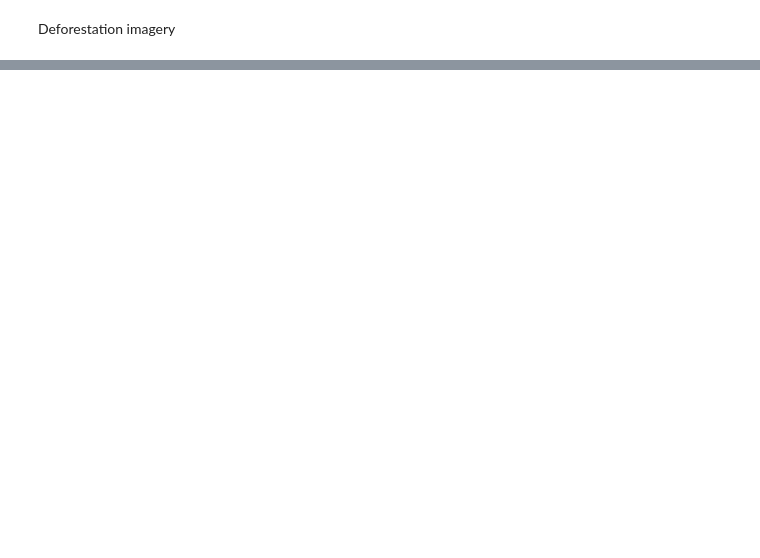
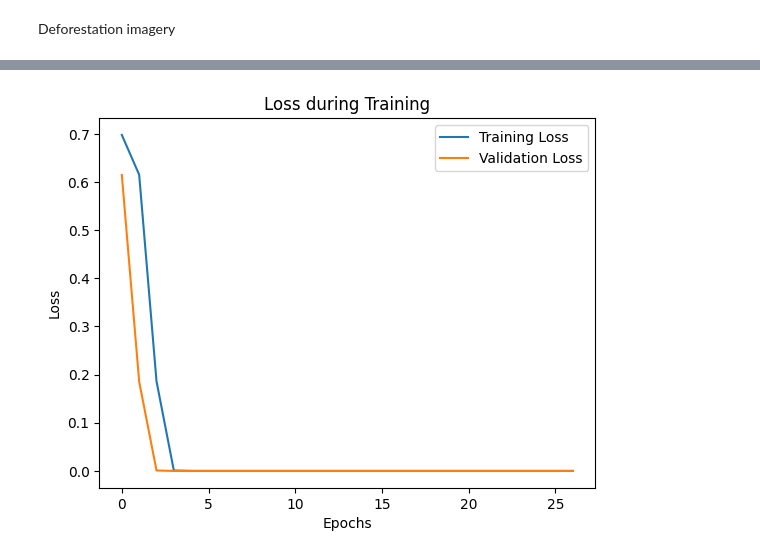
Before and after one commit to peleemanuel/bachelor-degree, a Jupyter notebook: deforestation_model/playbook.ipynb, the cells around one changed output, grey strips where cells are left out. Cells and saved outputs as stored; diff of their text form; code cells hidden in the pictures; blank space fills up the shorter version.

```diff
--- a/deforestation_model/playbook.ipynb
+++ b/deforestation_model/playbook.ipynb
@@ -83,0 +159,16 @@ df['geometry'][0]
+# %%
+import os
+import numpy as np
+import matplotlib.pyplot as plt
+from skimage.io import imread
+from skimage.transform import resize
+import tensorflow as tf
+from tensorflow.keras.utils import normalize
+
+# Paths
+image_dir = '/home/epele/.cache/kagglehub/datasets/akhilchibber/deforestation-detection-dataset/versions/1/1_CLOUD_FREE_DATASET/2_SENTINEL2/IMAGE_16_GRID/'
+mask_dir = '/home/epele/.cache/kagglehub/datasets/akhilchibber/deforestation-detection-dataset/versions/1/3_TRAINING_MASKS/MASK_16_GRID/'
+
+# Parameters
+IMG_HEIGHT, IMG_WIDTH = 256, 256  # Fixed size for training
+BATCH_SIZE = 16
@@ -83,0 +312,79 @@ df['geometry'][0]
+# %%
+from tensorflow.keras import Model
+from tensorflow.keras.layers import Input, Conv2D, MaxPooling2D, UpSampling2D, concatenate, Dropout
+
+def create_unet(input_shape=(256, 256, 4)):
+    """
+    Create basic U-Net model
+    """
+    inputs = Input(input_shape)
+
+    # Encoder
+    conv1 = Conv2D(64, 3, activation='relu', padding='same')(inputs)
+    conv1 = Conv2D(64, 3, activation='relu', padding='same')(conv1)
+    pool1 = MaxPooling2D(pool_size=(2, 2))(conv1)
+
+    conv2 = Conv2D(128, 3, activation='relu', padding='same')(pool1)
+    conv2 = Conv2D(128, 3, activation='relu', padding='same')(conv2)
+    pool2 = MaxPooling2D(pool_size=(2, 2))(conv2)
+
+    # Bridge
+    conv3 = Conv2D(256, 3, activation='relu', padding='same')(pool2)
+    conv3 = Conv2D(256, 3, activation='relu', padding='same')(conv3)
+
+    # Decoder
+    up1 = UpSampling2D(size=(2, 2))(conv3)
+    up1 = concatenate([conv2, up1], axis=3)
+    conv4 = Conv2D(128, 3, activation='relu', padding='same')(up1)
+    conv4 = Conv2D(128, 3, activation='relu', padding='same')(conv4)
+
+    up2 = UpSampling2D(size=(2, 2))(conv4)
+    up2 = concatenate([conv1, up2], axis=3)
+    conv5 = Conv2D(64, 3, activation='relu', padding='same')(up2)
+    conv5 = Conv2D(64, 3, activation='relu', padding='same')(conv5)
+
+    # Output
+    outputs = Conv2D(1, 1, activation='sigmoid')(conv5)
+
+    model = Model(inputs=inputs, outputs=outputs)
+    return model
+
+
+# Create model
+model = create_unet(input_shape=(256, 256, 4))
+model.compile(
+    optimizer='adam',
+    loss='binary_crossentropy',
+    metrics=['accuracy', tf.keras.metrics.IoU(num_classes=2, target_class_ids=[1])]
+)
+
+# Train the model
+history = model.fit(
+    X_train, y_train,
+    validation_data=(X_val, y_val),
+    batch_size=16,
+    epochs=50,
+    callbacks=[
+        tf.keras.callbacks.EarlyStopping(patience=5, restore_best_weights=True),
+        tf.keras.callbacks.ReduceLROnPlateau(patience=3)
+    ]
+)
+
+# Plot the training and validation loss
+plt.plot(history.history['loss'], label='Training Loss')
+plt.plot(history.history['val_loss'], label='Validation Loss')
+plt.title('Loss during Training')
+plt.xlabel('Epochs')
+plt.ylabel('Loss')
+plt.legend()
+plt.show()
+
+# Plot the training and validation accuracy
+plt.plot(history.history['accuracy'], label='Training Accuracy')
+plt.plot(history.history['val_accuracy'], label='Validation Accuracy')
+plt.title('Accuracy during Training')
+plt.xlabel('Epochs')
+plt.ylabel('Accuracy')
+plt.legend()
+plt.show()
+# %% [output]
@@ -83,0 +419 @@ df['geometry'][0]
+[figure, added]
```
Also changed, not shown: parts of 23 cells of this notebook, 3 other files.
